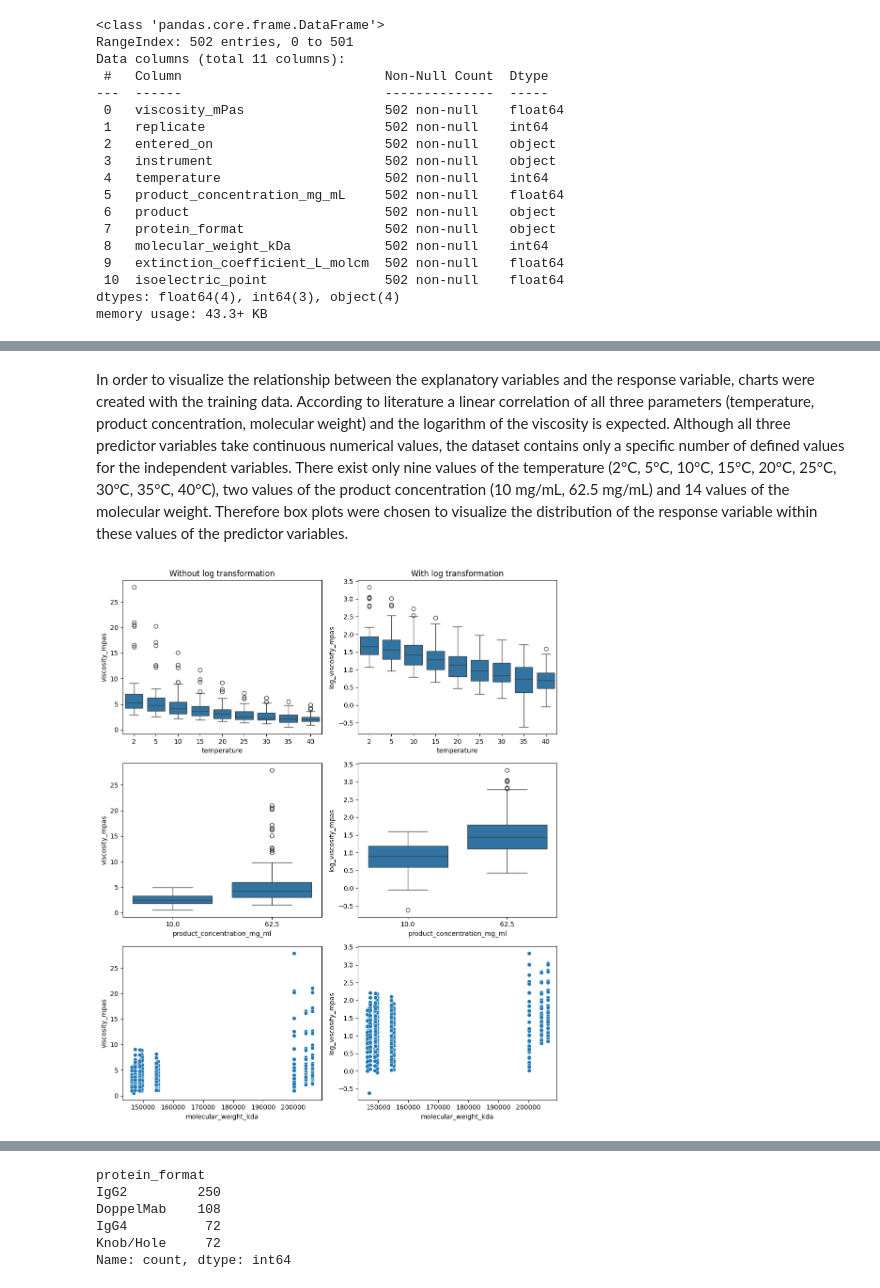
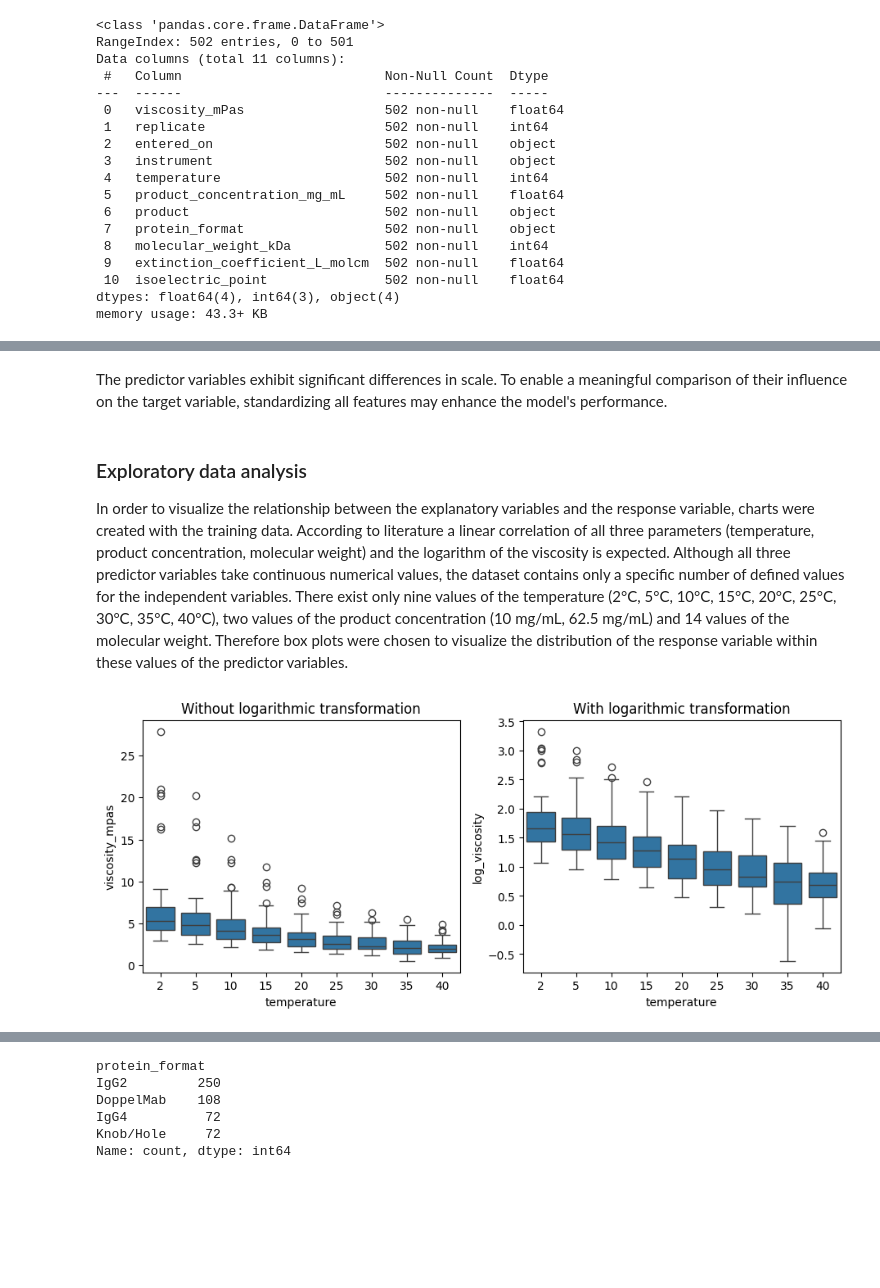
Before and after one commit to hempelt/project, a Jupyter notebook: reports/report.ipynb, the cells around one changed output, grey strips where cells are left out. Drawn from its saved outputs; the diff is of its cells as text; code cells hidden in the pictures; blank space fills up the shorter version.

```diff
--- a/reports/report.ipynb
+++ b/reports/report.ipynb
@@ -146,30 +148,21 @@ df.describe().T
 | molecular_weight_kda | 502.0 | 161211.103586 | 22382.413980 | 146286.000000 | 148783.000000 | 149601.000000 | 155089.000000 | 206428.000000 |
 | extinction_coefficient_l_molcm | 502.0 | 241.135538 | 50.327715 | 201.400000 | 207.360000 | 220.420000 | 236.920000 | 355.710000 |
 | isoelectric_point | 502.0 | 8.094382 | 0.580659 | 6.970000 | 7.750000 | 8.270000 | 8.420000 | 9.360000 |
+# %% [markdown]
+The predictor variables exhibit significant differences in scale. To enable a meaningful comparison of their influence on the target variable, standardizing all features may enhance the model's performance.
 # %% [markdown]
+### Exploratory data analysis
+
 In order to visualize the relationship between the explanatory variables and the response variable, charts were created with the training data. According to literature a linear correlation of all three parameters (temperature, product concentration, molecular weight) and the logarithm of the viscosity is expected. Although all three predictor variables take continuous numerical values, the dataset contains only a specific number of defined values for the independent variables. There exist only nine values of the temperature (2°C, 5°C, 10°C, 15°C, 20°C, 25°C, 30°C, 35°C, 40°C), two values of the product concentration (10 mg/mL, 62.5 mg/mL) and 14 values of the molecular weight. Therefore box plots were chosen to visualize the distribution of the response variable within these values of the predictor variables.
-# %%
-fig, axes = plt.subplots(3, 2, figsize=(10, 12))  # 2 Zeilen, 1 Spalte
-
-sns.boxplot(data=df, x='temperature', y='viscosity_mpas', ax=axes[0,0])
-axes[0,0].set_title("Without log transformation")
-
-sns.boxplot(data=df, x='temperature', y='log_viscosity_mpas', ax=axes[0,1])
-axes[0,1].set_title("With log transformation")
-
-sns.boxplot(data=df, x='product_concentration_mg_ml', y='viscosity_mpas', ax=axes[1,0])
-#axes[1,0].set_title("Without log transformation")
-
-sns.boxplot(data=df, x='product_concentration_mg_ml', y='log_viscosity_mpas', ax=axes[1,1])
-#axes[1,1].set_title("With log transformation")
-
-sns.scatterplot(data=df, x='molecular_weight_kda', y='viscosity_mpas', ax=axes[2,0])
-#axes[2,0].set_title("Without log transformation")
-
-sns.scatterplot(data=df, x='molecular_weight_kda', y='log_viscosity_mpas', ax=axes[2,1])
-#axes[2,1].set_title("With log transformation")
-
-plt.tight_layout()
-plt.show()
-# %% [output]
-[figure, removed]
+# %%
+fig, axes = plt.subplots(1, 2, figsize=(11, 4))
+
+sns.boxplot(data=df, x='temperature', y='viscosity_mpas', ax=axes[0])
+axes[0].set_title("Without logarithmic transformation")
+
+sns.boxplot(data=df, x='temperature', y='log_viscosity', ax=axes[1])
+axes[1].set_title("With logarithmic transformation")
+
+plt.show()
+# %% [output]
+[figure, added]
```
Also changed, not shown: parts of 26 cells of this notebook.
